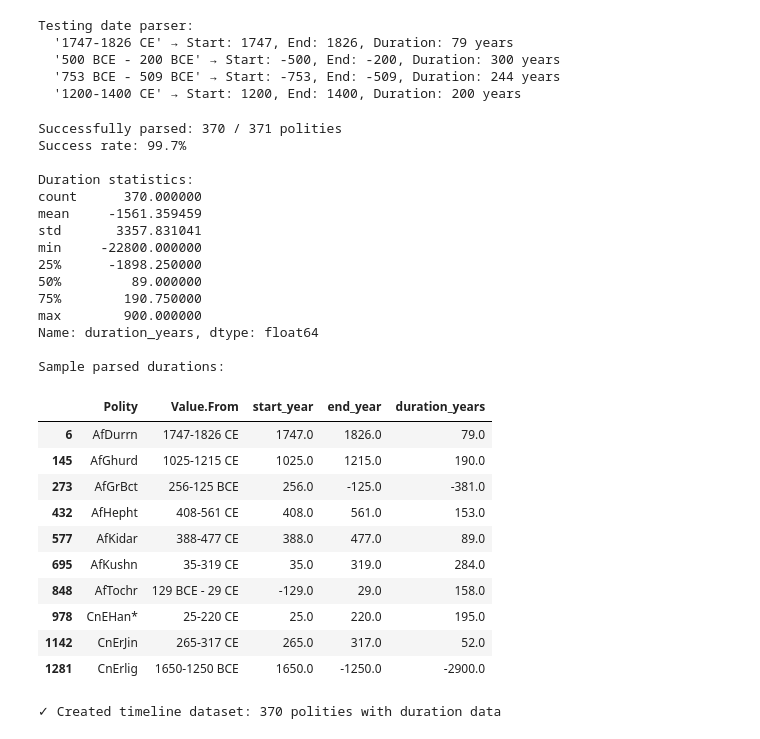
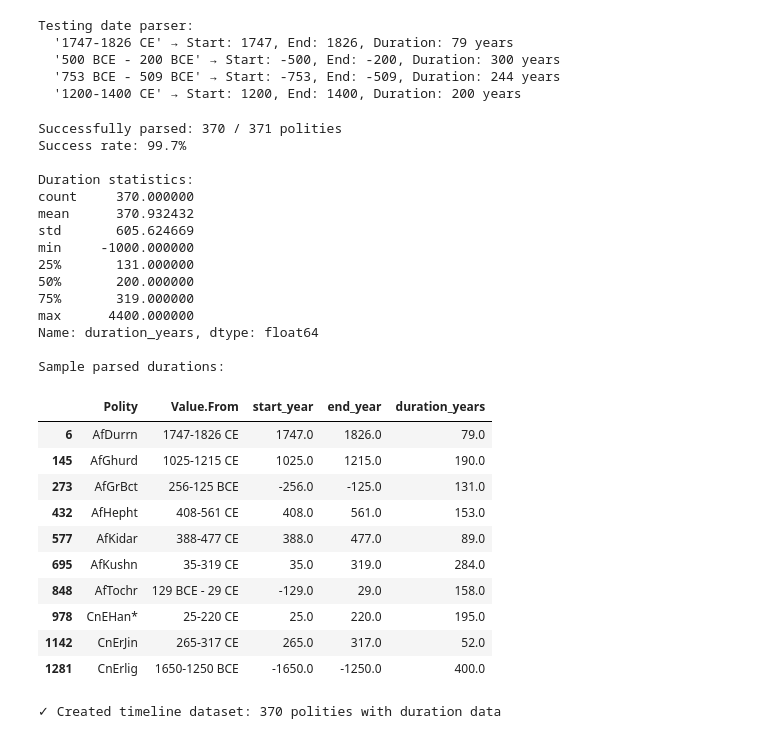
Before and after one commit to TheApexWu/psychohistoryML, a Jupyter notebook: notebooks/04_equinox_replication.ipynb, the cells around one changed output. Cells and saved outputs as stored; diff of their text form; code cells hidden in the pictures.

Commit message:
data parse fix for 4/4b
fix a data parsing error, updated metric results and figures + analysis/narrative changes

```diff
--- a/notebooks/04_equinox_replication.ipynb
+++ b/notebooks/04_equinox_replication.ipynb
@@ -417,48 +426,50 @@ Testing date parser:
 # %%
 # Apply parser to all durations
 duration_parsed = duration_data.copy()
-duration_parsed[['start_year', 'end_year', 'duration_years']] = duration_parsed['Value.From'].apply(
-    lambda x: pd.Series(parse_duration_range(x))
+
+duration_parsed[['start_year', 'end_year', 'duration_years']] = (
+    duration_parsed['Value.From']
+    .apply(lambda x: pd.Series(parse_duration_range(x)))
 )
 
 # Filter successful parses
 duration_valid = duration_parsed[duration_parsed['duration_years'].notna()].copy()
 
 print(f"Successfully parsed: {len(duration_valid)} / {len(duration_data)} polities")
 print(f"Success rate: {100*len(duration_valid)/len(duration_data):.1f}%")
 
 print("\nDuration statistics:")
 print(duration_valid['duration_years'].describe())
 
 print("\nSample parsed durations:")
 display(duration_valid[['Polity', 'Value.From', 'start_year', 'end_year', 'duration_years']].head(10))
 # %% [output]
 Successfully parsed: 370 / 371 polities
 Success rate: 99.7%
 
 Duration statistics:
-count      370.000000
-mean     -1561.359459
-std       3357.831041
-min     -22800.000000
-25%      -1898.250000
-50%         89.000000
-75%        190.750000
-max        900.000000
+count     370.000000
+mean      370.932432
+std       605.624669
+min     -1000.000000
+25%       131.000000
+50%       200.000000
+75%       319.000000
+max      4400.000000
 Name: duration_years, dtype: float64
 
 Sample parsed durations:
 |  | Polity | Value.From | start_year | end_year | duration_years |
 | 6 | AfDurrn | 1747-1826 CE | 1747.0 | 1826.0 | 79.0 |
 | 145 | AfGhurd | 1025-1215 CE | 1025.0 | 1215.0 | 190.0 |
-| 273 | AfGrBct | 256-125 BCE | 256.0 | -125.0 | -381.0 |
+| 273 | AfGrBct | 256-125 BCE | -256.0 | -125.0 | 131.0 |
 | 432 | AfHepht | 408-561 CE | 408.0 | 561.0 | 153.0 |
 | 577 | AfKidar | 388-477 CE | 388.0 | 477.0 | 89.0 |
 | 695 | AfKushn | 35-319 CE | 35.0 | 319.0 | 284.0 |
 | 848 | AfTochr | 129 BCE - 29 CE | -129.0 | 29.0 | 158.0 |
 | 978 | CnEHan* | 25-220 CE | 25.0 | 220.0 | 195.0 |
 | 1142 | CnErJin | 265-317 CE | 265.0 | 317.0 | 52.0 |
-| 1281 | CnErlig | 1650-1250 BCE | 1650.0 | -1250.0 | -2900.0 |
+| 1281 | CnErlig | 1650-1250 BCE | -1650.0 | -1250.0 | 400.0 |
 # %%
 # Create timeline dataframe
 timeline_df = duration_valid[['Polity', 'start_year', 'end_year', 'duration_years']].set_index('Polity')
```
Also changed, not shown: parts of 15 cells of this notebook, 16 other files.
